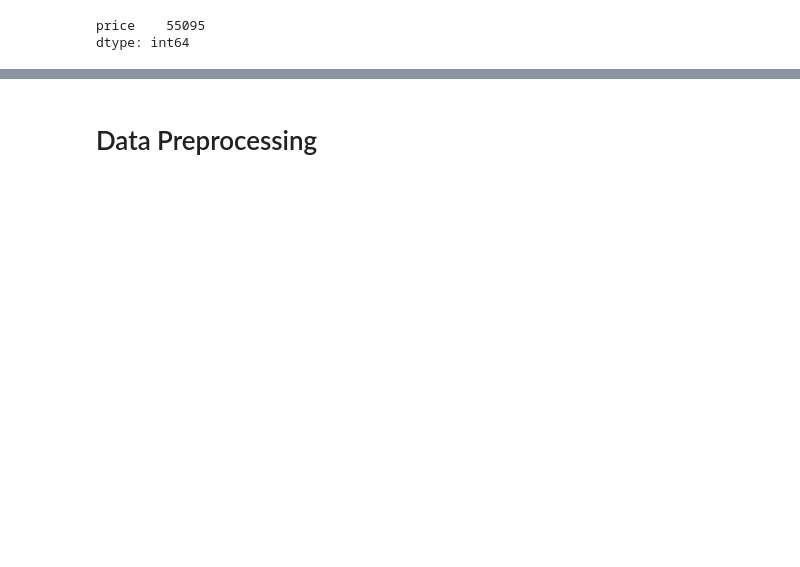
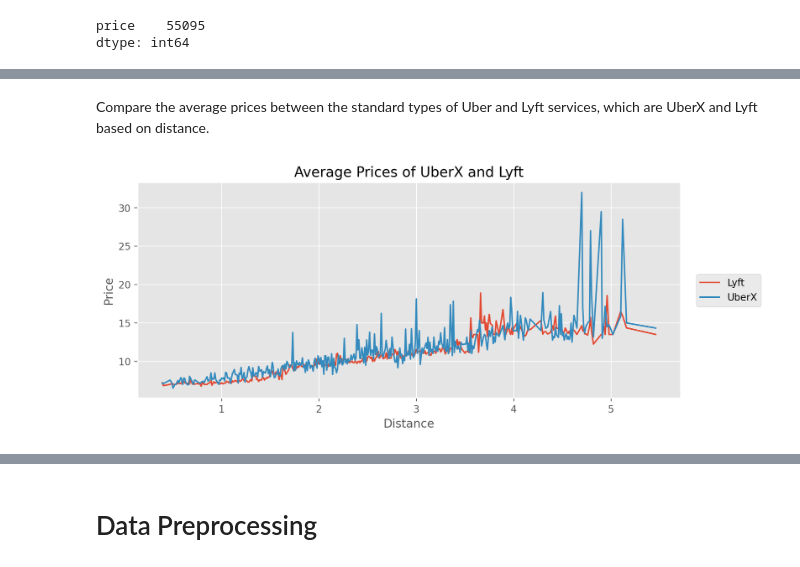
Before and after one commit to darren7753/H8_3, a Jupyter notebook: PYTN_KampusMerdeka_fp1_Athifah_Darren/PYTN_KampusMerdeka_fp1_Athifah_Darren.ipynb, the cells around one changed output, grey strips where cells are left out. Cells and saved outputs as stored; diff of their text form; code cells hidden in the pictures; blank space fills up the shorter version.

```diff
--- a/PYTN_KampusMerdeka_fp1_Athifah_Darren/PYTN_KampusMerdeka_fp1_Athifah_Darren.ipynb
+++ b/PYTN_KampusMerdeka_fp1_Athifah_Darren/PYTN_KampusMerdeka_fp1_Athifah_Darren.ipynb
@@ -132,0 +103,15 @@ for i in df.columns[df.dtypes == object]:
+# %% [markdown]
+Compare the average prices between the standard types of Uber and Lyft services, which are UberX and Lyft based on distance.
+# %%
+uberx_lyft_price_mean = df_without_outliers[(df_without_outliers["name"].isin(["UberX","Lyft"]))].groupby(["name","distance"]).mean()[["price"]].reset_index()
+uberx_lyft_price_mean = uberx_lyft_price_mean[uberx_lyft_price_mean["distance"].isin(set(list(uberx_lyft_price_mean[uberx_lyft_price_mean["name"] == "Lyft"]["distance"].unique())).intersection(list(uberx_lyft_price_mean[uberx_lyft_price_mean["name"] == "UberX"]["distance"].unique())))]
+
+plt.figure(figsize=(10,4),dpi=200)
+sns.lineplot(data=uberx_lyft_price_mean,x="distance",y="price",hue="name")
+plt.title("Average Prices of UberX and Lyft")
+plt.xlabel("Distance")
+plt.ylabel("Price")
+plt.legend(bbox_to_anchor=(1.02,0.5),loc="center left")
+plt.show()
+# %% [output]
+[figure, added]
```
Also changed, not shown: parts of 80 cells of this notebook.
